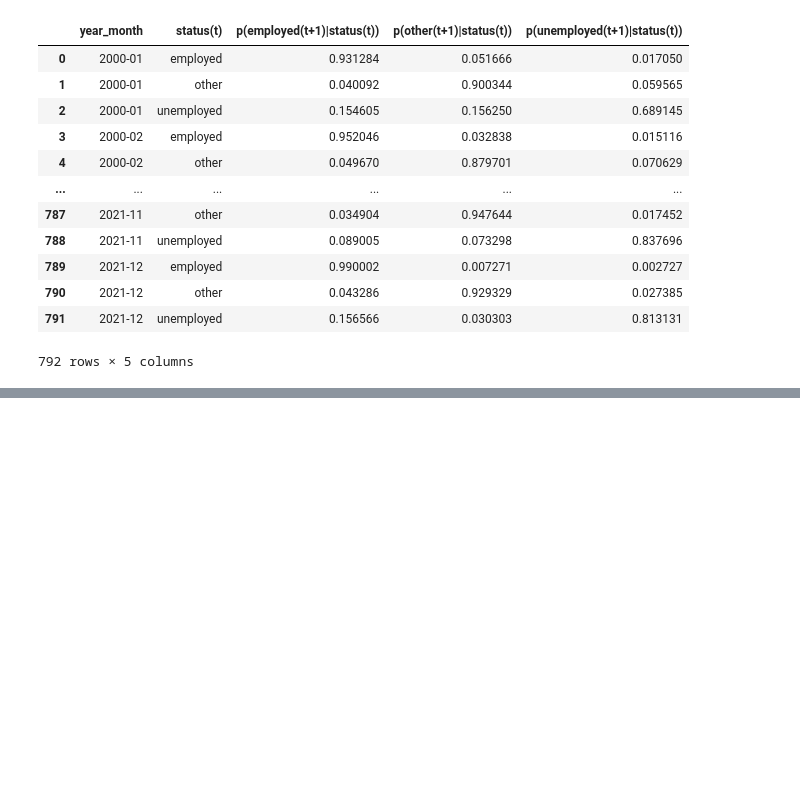
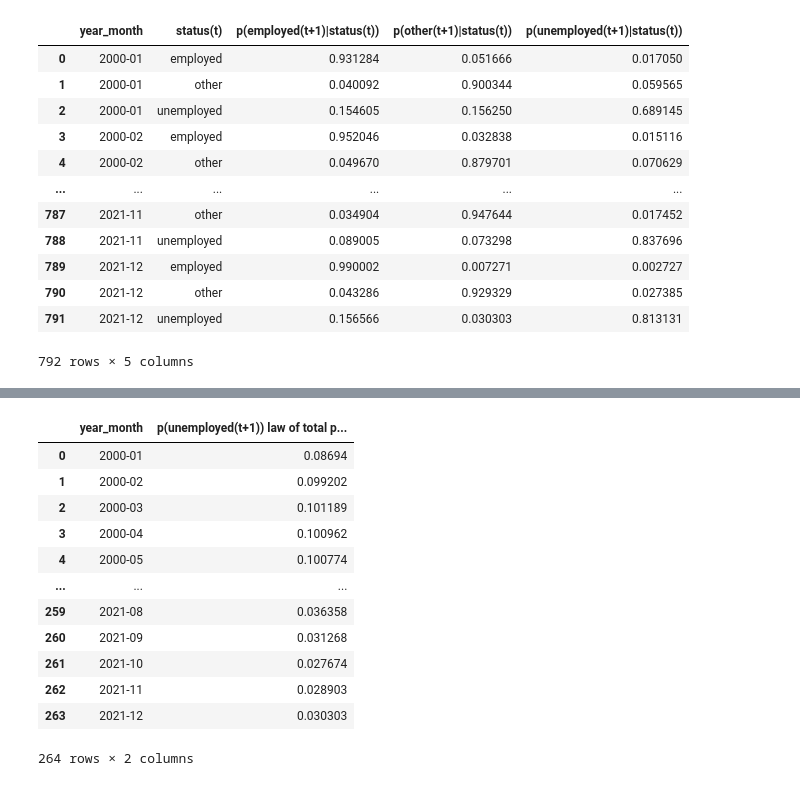
Before and after one commit to danielbgyetvai/data-analytics-python-wise2627, a Jupyter notebook: notebooks/probabilities.ipynb, the cells around one changed output, grey strips where cells are left out. Drawn from its saved outputs; the diff is of its cells as text; code cells hidden in the pictures; blank space fills up the shorter version.

```diff
--- a/notebooks/probabilities.ipynb
+++ b/notebooks/probabilities.ipynb
@@ -651,0 +748,16 @@ transition_rates
+# %%
+to_be_compared
+# %% [output]
+|  | year_month | p(unemployed(t+1)) law of total p... |
+| 0 | 2000-01 | 0.08694 |
+| 1 | 2000-02 | 0.099202 |
+| 2 | 2000-03 | 0.101189 |
+| 3 | 2000-04 | 0.100962 |
+| 4 | 2000-05 | 0.100774 |
+| ... | ... | ... |
+| 259 | 2021-08 | 0.036358 |
+| 260 | 2021-09 | 0.031268 |
+| 261 | 2021-10 | 0.027674 |
+| 262 | 2021-11 | 0.028903 |
+| 263 | 2021-12 | 0.030303 |
+264 rows × 2 columns
```
Also changed, not shown: parts of 20 cells of this notebook, 2 other files.
